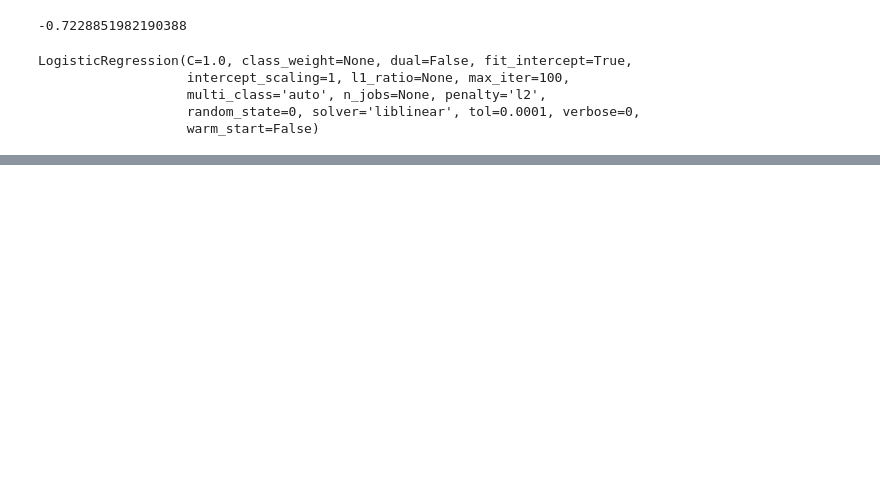
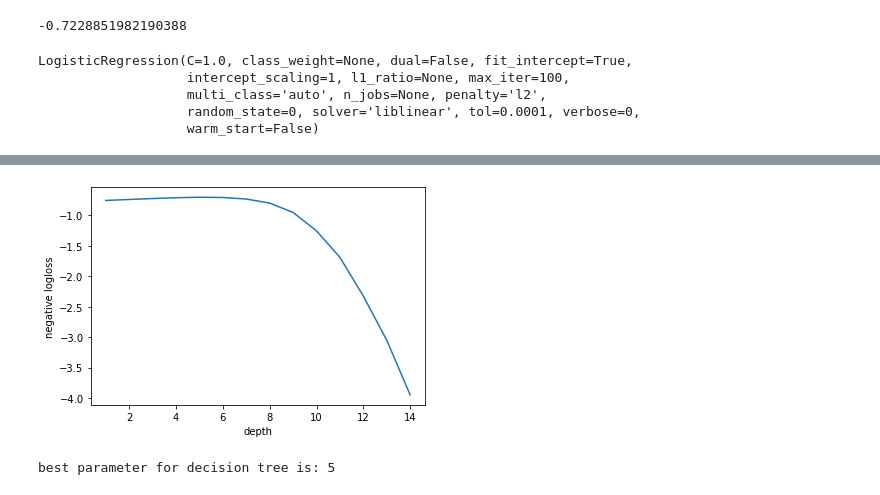
Before and after one commit to DekaiLin/cmpt459project, a Jupyter notebook: Milestone2/milestone2.ipynb, the cells around one changed output, grey strips where cells are left out. Drawn from its saved outputs; the diff is of its cells as text; code cells hidden in the pictures; blank space fills up the shorter version.

```diff
--- a/Milestone2/milestone2.ipynb
+++ b/Milestone2/milestone2.ipynb
@@ -164,0 +187,41 @@ LogisticRegression(C=1.0, class_weight=None, dual=False, fit_intercept=True,
+# %%
+t['year'] = t['dateTime'].dt.year
+t['month'] = t['dateTime'].dt.month
+t['day'] = t['dateTime'].dt.day
+t['hour'] = t['dateTime'].dt.hour
+t['minute'] = t['dateTime'].dt.minute
+
+testing['year'] = testing['dateTime'].dt.year
+testing['month'] = testing['dateTime'].dt.month
+testing['day'] = testing['dateTime'].dt.day
+testing['hour'] = testing['dateTime'].dt.hour
+testing['minute'] = testing['dateTime'].dt.minute
+# %%
+featureSelect = featureSelect + ['year','month','day','hour','minute']
+# %%
+X_pred = testing[featureSelect]
+X = t[featureSelect]
+y = t['interest_level']
+# %%
+k_range = range(1,15)
+cv_scores = []
+for n in k_range:
+    tree =  DecisionTreeClassifier(max_depth = n)
+    scores = cross_val_score(tree,X,y,cv=10,scoring = 'neg_log_loss')
+    cv_scores.append(scores.mean())
+# %%
+plt.plot(k_range,cv_scores)
+plt.xlabel('depth')
+plt.ylabel('negative logloss')
+plt.show()
+# %% [output]
+[figure, added]
+# %%
+bestScore = max(cv_scores)
+bestIndex = -1
+for index in range(1,15):
+    if cv_scores[index - 1] == bestScore:
+        bestIndex = index
+print('best parameter for decision tree is: %i'%bestIndex)
+# %% [output]
+best parameter for decision tree is: 5
```
Also changed, not shown: parts of 69 cells of this notebook.
